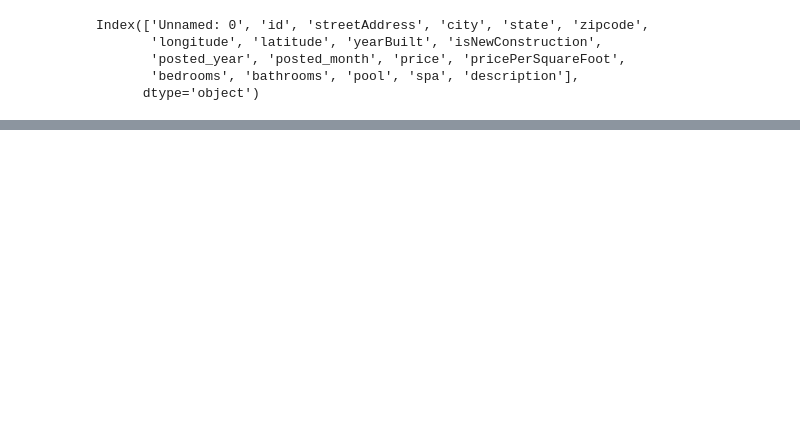
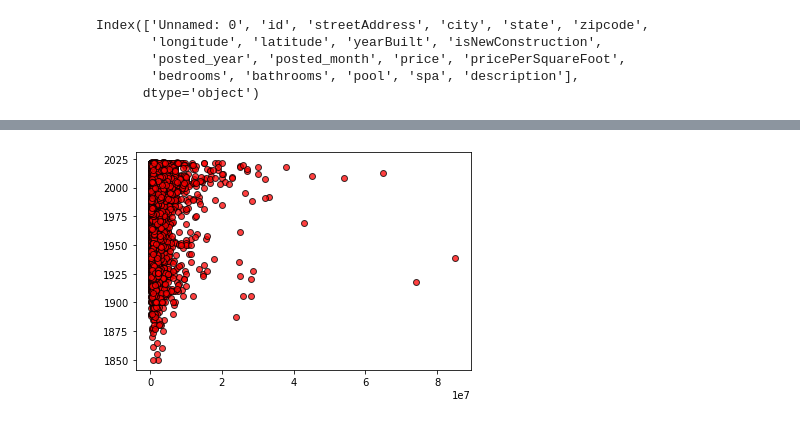
Before and after one commit to nuvvalaps/Project1-DataVis, a Jupyter notebook: Summary Statistics.ipynb, the cells around one changed output, grey strips where cells are left out. Drawn from its saved outputs; the diff is of its cells as text; code cells hidden in the pictures; blank space fills up the shorter version.

```diff
--- a/Summary Statistics.ipynb
+++ b/Summary Statistics.ipynb
@@ -31,0 +69,8 @@ dtype: int64
+# %%
+x_axis = california_data["price"]
+y_axis = california_data["yearBuilt"]
+
+plt.scatter(x_axis, y_axis, marker="o", facecolors="red", edgecolors="black", alpha=0.75)
+plt.show()
+# %% [output]
+[figure, added]
```
Also changed, not shown: parts of 9 cells of this notebook, 2 other files.
